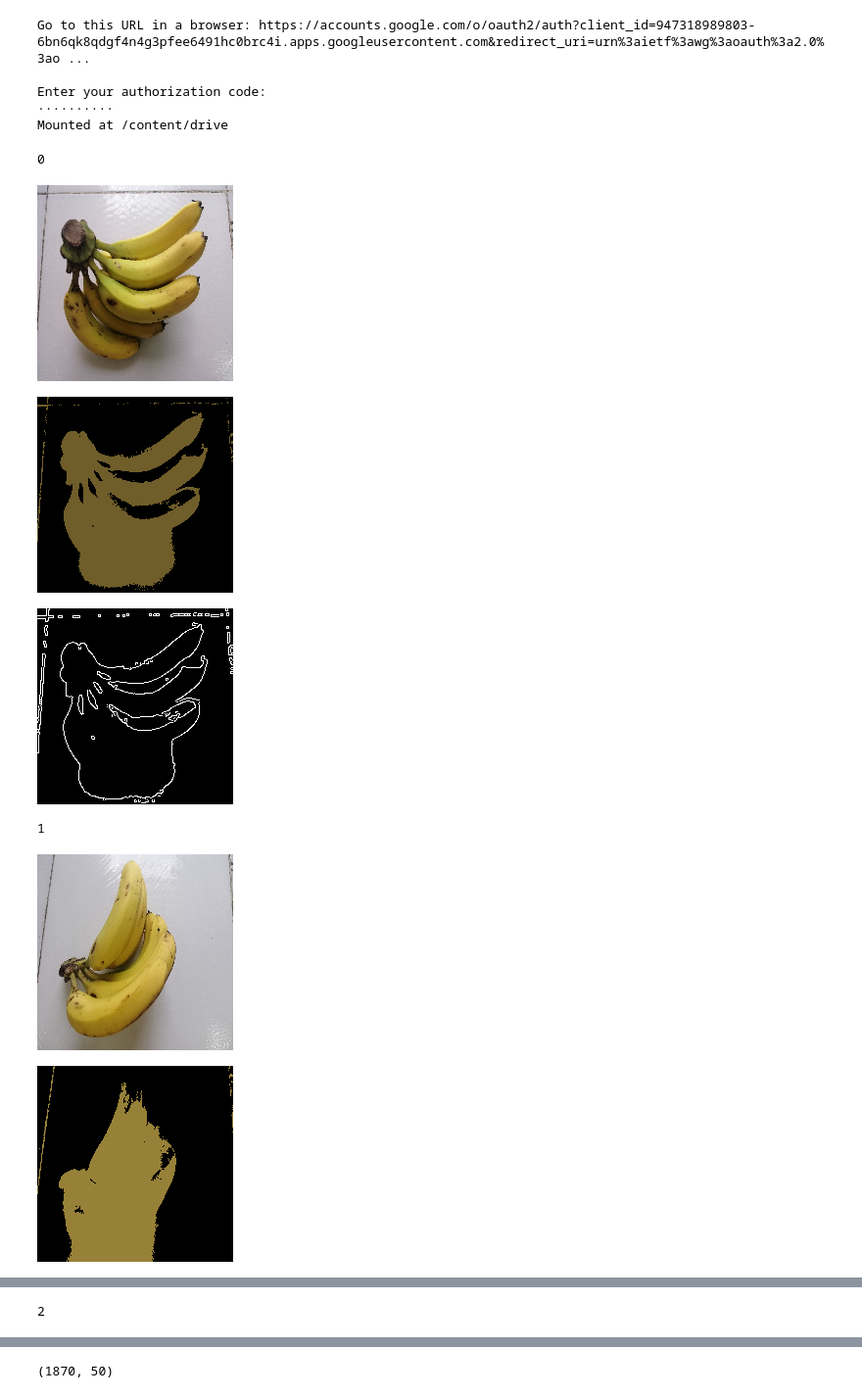
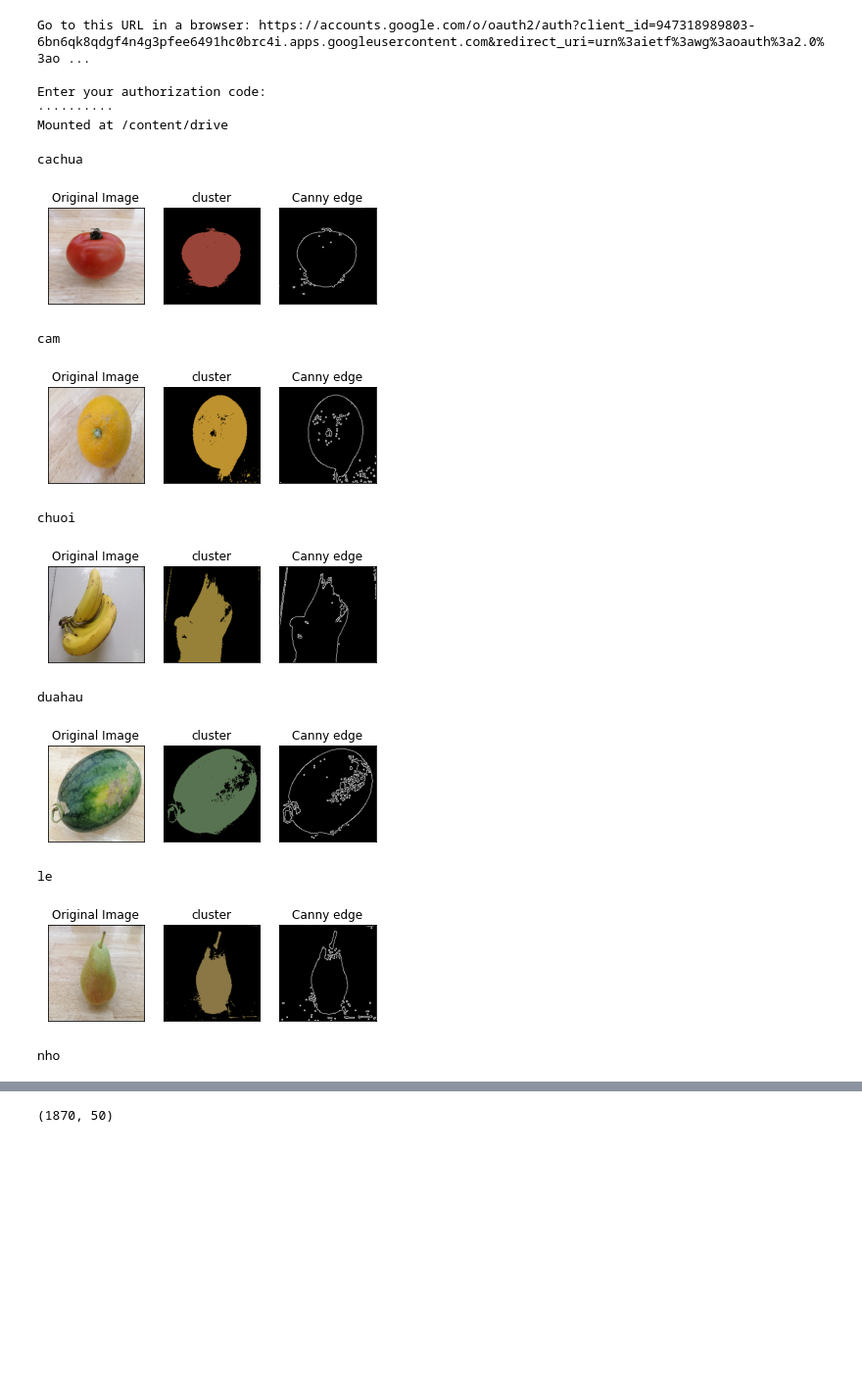
Before and after one commit to HuyKhoi-code/fruits, a Jupyter notebook: 25_edge+cluster.ipynb, the cells around one changed output, grey strips where cells are left out. Shown at 98% size. Drawn from its saved outputs; the diff is of its cells as text; code cells hidden in the pictures; blank space fills up the shorter version.

```diff
--- a/25_edge+cluster.ipynb
+++ b/25_edge+cluster.ipynb
@@ -45,26 +45,48 @@ def remove_light_color(img, center_color):
 # %%
 def Canny_Detect(img):
     #resized = cv2.resize(img, (200, 200))
     #gray = cv2.cvtColor(resized, cv2.COLOR_BGR2GRAY)
     blur = cv2.GaussianBlur (img, (3, 3), 0)
     #cv2_imshow(blur)
     edge = cv2.Canny (blur, 70, 50)
     return edge
-for id in range (10):
-    img = cv2.imread ("/content/drive/My Drive/Fruit recognition/data/chuoi/chuoi_"+str(id)+".jpg")
-    print (id)
+f_name = ['cachua', 'cam', 'chuoi', 'duahau', 'le', 'nho', 'quyt', 'tao', 'thom', 'xoai']
+for name in f_name:
+    img = cv2.imread ("/content/drive/My Drive/Fruit recognition/data/"+ name + "/" + name + "_1.jpg")
+    print (name)
     resized = cv2.resize(img, (200, 200))
+    resized = cv2.cvtColor(resized, cv2.COLOR_BGR2RGB)
+
     image, center = clustering_image(resized )
     image = remove_light_color(image, center)
-    cv2_imshow(resized)
+
     edge = Canny_Detect(image)
-    cv2_imshow(image)
-    cv2_imshow(edge)
+
+    figure_size = 6
+    plt.figure(figsize=(figure_size,figure_size))
+
+    plt.subplot(1,3,1)
+    plt.imshow(resized)
+    plt.title('Original Image'), plt.xticks([]), plt.yticks([])
+
+    plt.subplot(1,3,2)
+    plt.imshow(image)
+    plt.title('cluster'), plt.xticks([]), plt.yticks([])
+
+    plt.subplot(1,3,3)
+    plt.imshow(edge, cmap='gray')
+    plt.title('Canny edge'), plt.xticks([]), plt.yticks([])
+
+    plt.show()
 # %% [output]
-0
+cachua
-[figure, old version]
+[figure, new version]
+cam
-[figure, old version]
+[figure, new version]
+chuoi
-[figure, old version]
+[figure, new version]
-1
+duahau
-[figure, old version]
+[figure, new version]
+le
-[figure, old version]
+[figure, new version]
+nho
@@ -72 +93,0 @@ for id in range (10):
-2
```
Also changed, not shown: parts of 4 cells of this notebook.
